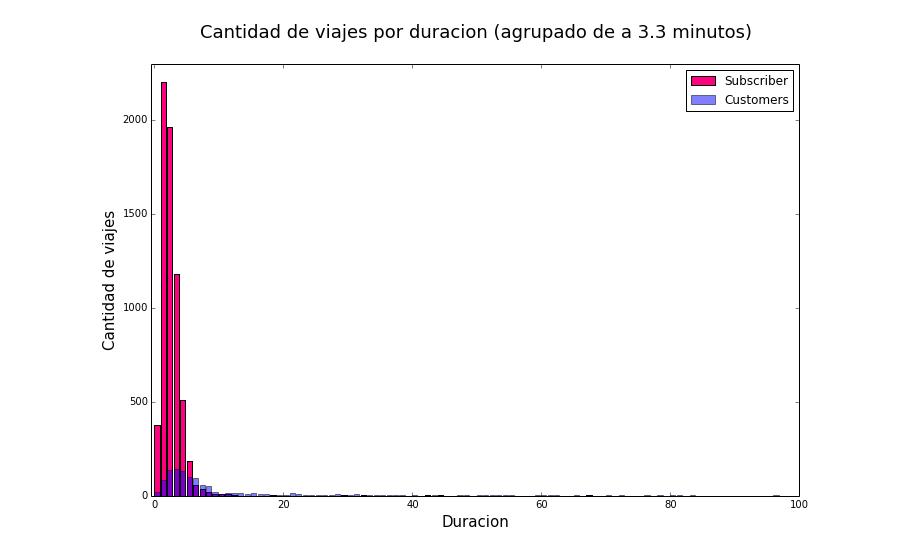
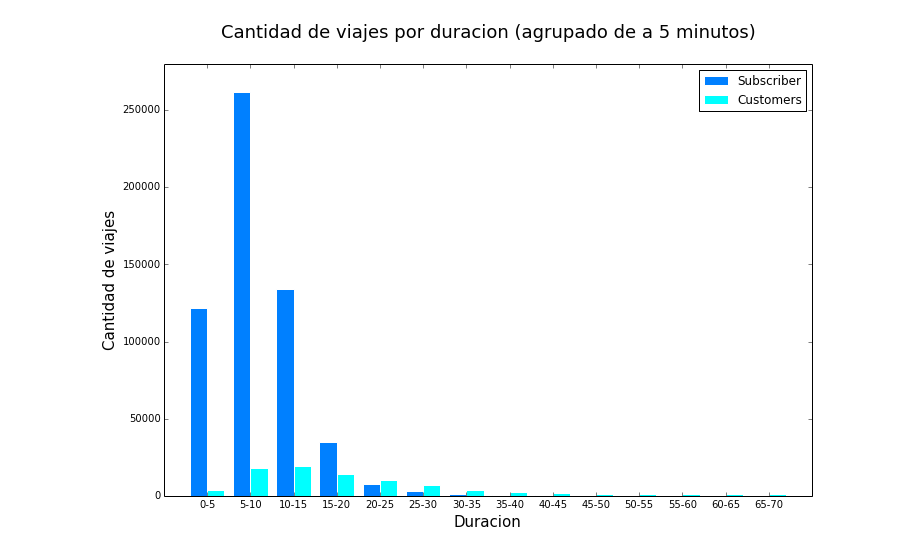
Before and after one commit to LeoCenturion/tp1_datos, a Jupyter notebook: duracion_Customers_vs_Subscriber.ipynb, the cells around one changed output. Cells and saved outputs as stored; diff of their text form; code cells hidden in the pictures.

Commit message:
cambio de graficos en duracion_Customers_vs_Subscriber

```diff
--- a/duracion_Customers_vs_Subscriber.ipynb
+++ b/duracion_Customers_vs_Subscriber.ipynb
@@ -24,5 +23,5 @@ trips_C['duration'].max()
 # %%
-trips_S2 = trips_S.groupby(pd.cut(trips_S.duration, range(0,trips_C['duration'].max()+200, 200))).size() #agrupa cada 200 seg, o sea 3.33 minutos
+trips_S2 = trips_S.groupby(pd.cut(trips_S.duration, range(0,trips_S['duration'].max()+300, 300))).size() #agrupa cada 300 seg, o sea 5 minutos
 #trips_S2 es una Serie
 cantidad_S2 = trips_S2.count()
 cantidad_S2
@@ -31,5 +30,5 @@ cantidad_S2
 # %%
-trips_C2 = trips_C.groupby(pd.cut(trips_C.duration, range(0,trips_C['duration'].max()+200, 200))).size() #agrupa cada 200 seg, o sea 3.33 minutos
+trips_C2 = trips_C.groupby(pd.cut(trips_C.duration, range(0,trips_S['duration'].max()+300, 300))).size() #agrupa cada 300 seg, o sea 3.33 minutos
 #trips_S2 es una Serie
 cantidad_C2 = trips_C2.count()
 cantidad_C2
@@ -37,0 +37,7 @@ cantidad_C2
+# %%
+lista=[]
+nro=0
+for i in xrange (0,cantidad_S2):
+    lista+=[nro+5]
+    nro+=5
+lista
@@ -37,0 +62,7 @@ cantidad_C2
+# %%
+lista2=['0-5']
+nro=5
+for i in xrange (0,cantidad_S2):
+    lista2+=[str(nro)+'-'+str(nro+5)]
+    nro+=5
+lista2
@@ -38,31 +87,37 @@ cantidad_C2
 # %%
 ###########################################################################
 #FALTA PONER LAS LEYENDAS DE X E Y, LOS NUMEROS #PUSE LIMITE EN X...
 
 from numpy import ma
 %matplotlib inline
-X=np.arange(cantidad_S2)
-Y1=trips_S2
-Y2=trips_C2
+X=np.arange(100)
+i=0
+for x in lista[:100]:
+    X[i]=x
+    i+=1
+
+Y1=trips_S2[:100]
+Y2=trips_C2[:100]
 
 plot.axes([0.025, 0.025, 1.5, 1.5])
-plot.bar(X , Y1, facecolor='#ff007f', label="Subscriber")
-plot.bar(X , Y2, alpha=.5, label="Customers")
+plot.bar(X-1 , Y1, facecolor='#0080FF', label="Subscriber",width = 2,align="center",edgecolor='white')
+plot.bar(X+1, Y2, facecolor='#00FFFF', label="Customers",width = 2,align="center",edgecolor='white') #subscriptos, rojo
 
-plot.xlim(-.5,100)
-#plot.xticks(trips_S2.index, fontsize = 13)
+
+plot.xlim(0,70)
+plot.xticks(X[:15],lista2[:14], fontsize = 10)
 plot.xlabel('Duracion', fontsize = 15)
 
-plot.ylim(0, 2300) #solo para que quede lindo, igual deberia ser segun los valores blabla..
+plot.ylim(0, 280000) #solo para que quede lindo, igual deberia ser segun los valores blabla..
 #plot.yticks((Y))
 plot.ylabel('Cantidad de viajes', fontsize = 15)
 
-plot.title('Cantidad de viajes por duracion (agrupado de a 3.3 minutos)\n', fontsize = 18)
+plot.title('Cantidad de viajes por duracion (agrupado de a 5 minutos)\n', fontsize = 18)
 
 plot.legend(loc="upper right")
 plot.show()
 # %% [output]
-[figure, old version]
+[figure, new version]
 # %%
 trips_S3 = trips_S.groupby(pd.cut(trips_S.duration, range(0,trips_C['duration'].max()+3600, 3600))).size() #agrupa cada 1hs
 cantidad_S3 = trips_S3.count()
```
Also changed, not shown: parts of 13 cells of this notebook.
